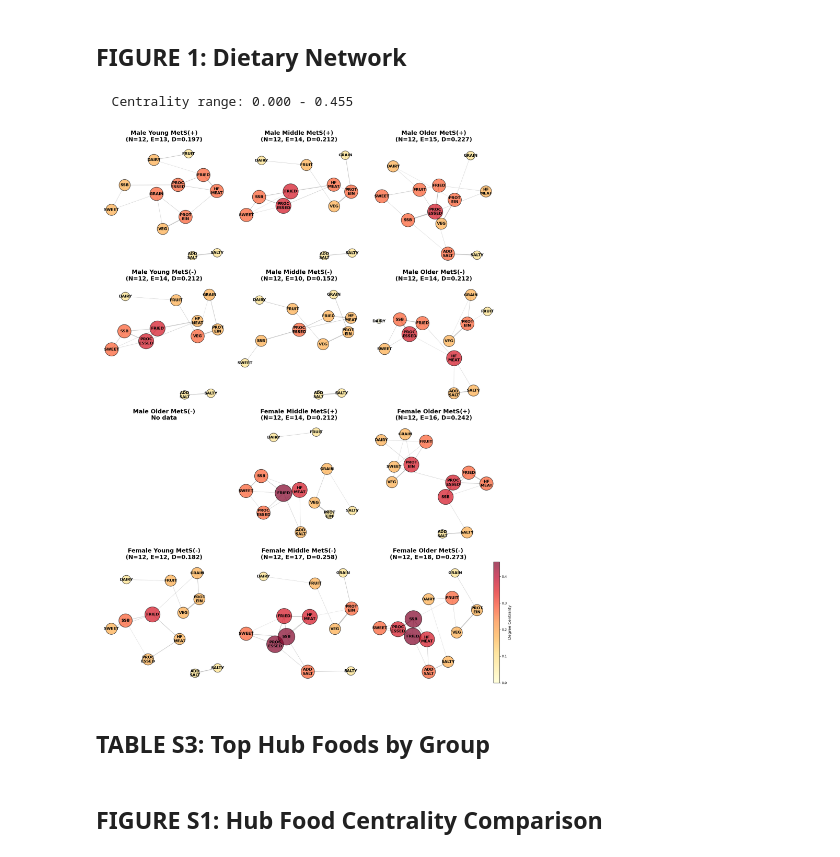
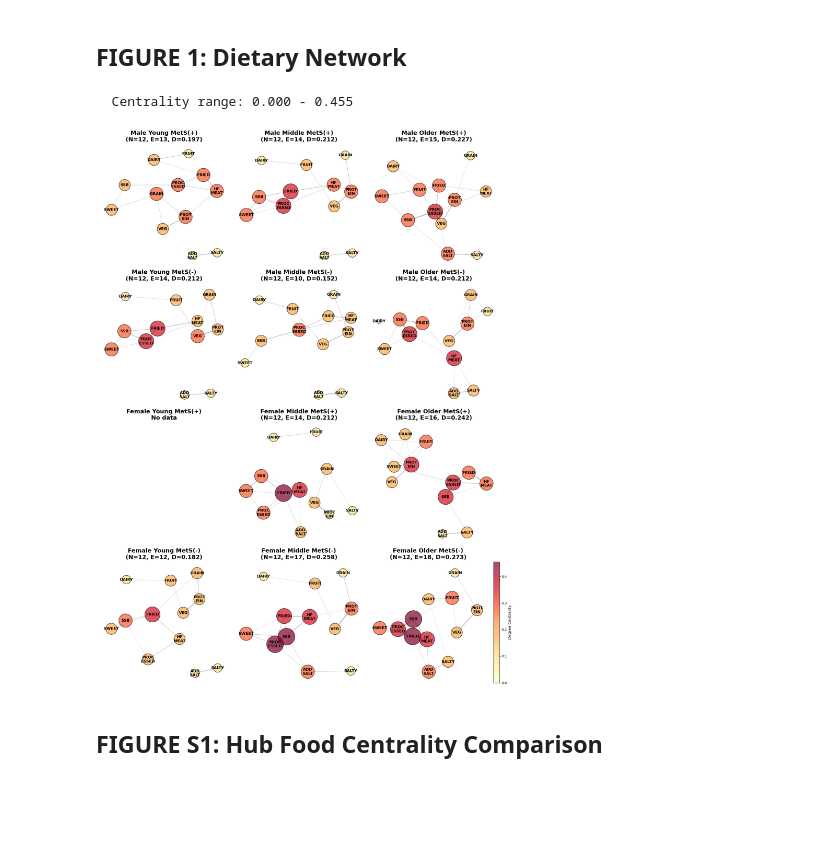
Before and after one commit to HeejeongH/Network, a Jupyter notebook: ver4.0_GGM/src/main_figures_table.ipynb, the cells around one changed output. Drawn from its saved outputs; the diff is of its cells as text; code cells hidden in the pictures; blank space fills up the shorter version.

```diff
--- a/ver4.0_GGM/src/main_figures_table.ipynb
+++ b/ver4.0_GGM/src/main_figures_table.ipynb
@@ -282,7 +286,7 @@ for idx, (sex, age_group, mets_status) in enumerate(GROUPS):
 
     if G is None or G.number_of_nodes() == 0:
         ax.set_title(
-            f"{title}\nNo data",
+            f"Female Young MetS(+)\nNo data",
             fontsize=18,
             fontweight='bold'
         )
@@ -329,34 +333,32 @@ for idx, (sex, age_group, mets_status) in enumerate(GROUPS):
 
     ax.margins(0.1)
 
     # Title
     title = GROUP_LABELS[idx].replace('_', ' ')
     n_nodes = G.number_of_nodes()
     n_edges = G.number_of_edges()
     density = nx.density(G)
 
     ax.set_title(
         f"{title}\n(N={n_nodes}, E={n_edges}, D={density:.3f})",
         fontsize=18,
         fontweight='bold'
     )
     ax.axis('off')
 
 # Hide unused subplots
 for idx in range(len(GROUPS), len(axes)):
     axes[idx].axis('off')
 
 # Add colorbar
 if last_nodes is not None:
     cbar = plt.colorbar(last_nodes, ax=axes[-1], fraction=0.046, pad=0.04)
     cbar.set_label('Degree Centrality', fontsize=12)
 
 plt.tight_layout()
-output_file = FIGURES_DIR / 'Figure_1_Network_Visualizations_GGM.png'
+output_file = FIGURES_DIR / 'Figure_2_Network_Visualizations_GGM.png'
 plt.savefig(output_file, dpi=300, bbox_inches='tight', facecolor='none', transparent=True)
 #plt.close()
 # %% [output]
   Centrality range: 0.000 - 0.455
-[figure, old version]
+[figure, new version]
-# %% [markdown]
-## TABLE S3: Top Hub Foods by Group
```
Also changed, not shown: parts of 18 cells of this notebook, 20 other files.
